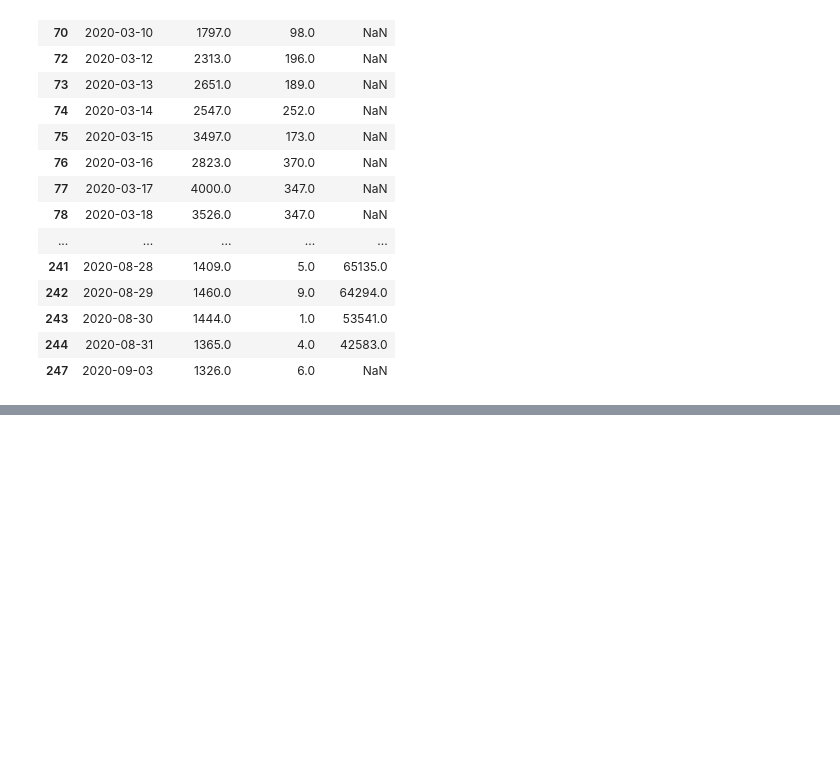
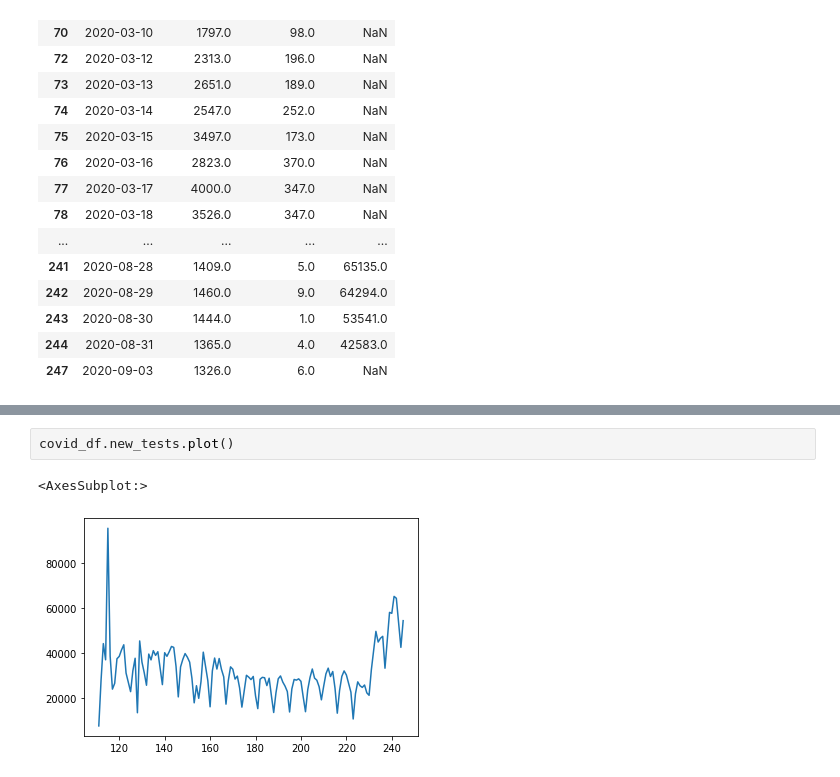
Before and after one commit to RndmCodeGuy20/Data-Analysis-w-Pandas, a Jupyter notebook: Examples/CovidItaly.ipynb, the cells around one changed output, grey strips where cells are left out. Cells and saved outputs as stored; diff of their text form; blank space fills up the shorter version.

```diff
--- a/Examples/CovidItaly.ipynb
+++ b/Examples/CovidItaly.ipynb
@@ -259,0 +278,5 @@ with pd.option_context('display.max_rows', 100):
+# %%
+covid_df.new_tests.plot()
+# %% [output]
+<AxesSubplot:>
+[figure, added]
```
Also changed, not shown: parts of 49 cells of this notebook, 2 other files.
